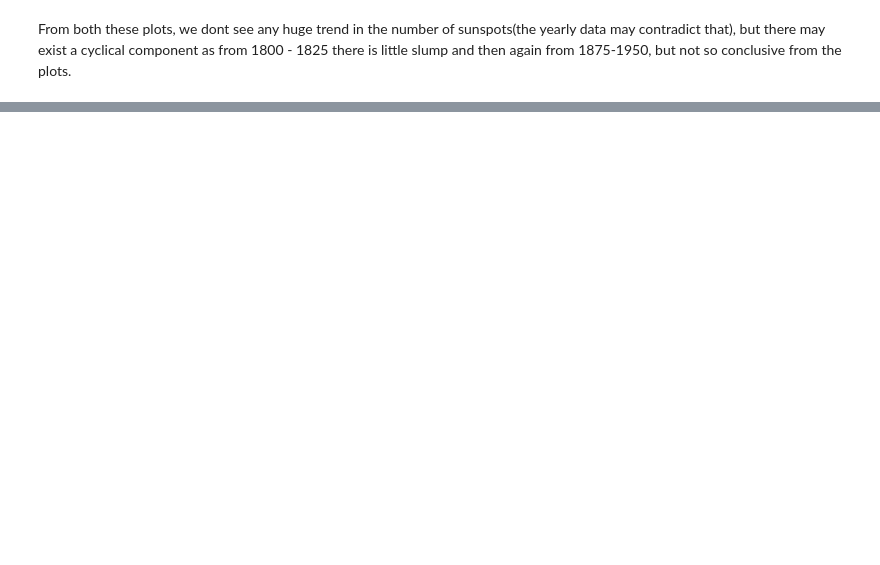
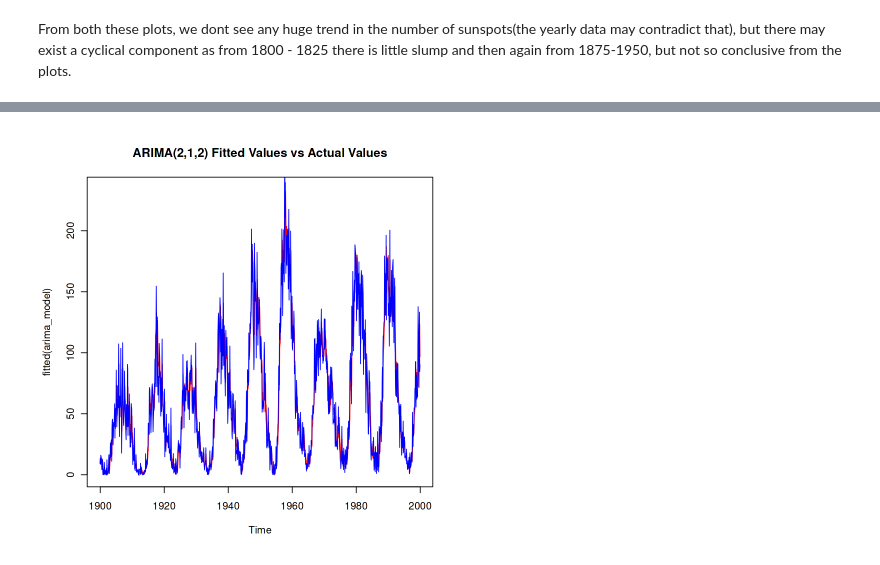
Before and after one commit to haverstein/Sunspot_Project, a Jupyter notebook: Sunspot_time_series.ipynb, the cells around one changed output, grey strips where cells are left out. Cells and saved outputs as stored; diff of their text form; code cells hidden in the pictures; blank space fills up the shorter version.

```diff
--- a/Sunspot_time_series.ipynb
+++ b/Sunspot_time_series.ipynb
@@ -121,0 +196,4 @@ The seasonal component is way too dirty...😅
+# %%
+# Fit an ARIMA(2,1,2) model as an example
+arima_model <- arima(ds_monthly, order = c(2, 1, 2))
+summary(arima_model)
@@ -121,0 +214,7 @@ The seasonal component is way too dirty...😅
+# %%
+# Plot the fitted values against the actual values
+
+plot(fitted(arima_model), col = "red", main = "ARIMA(2,1,2) Fitted Values vs Actual Values")
+lines(ds_monthly,col='blue')
+# %% [output]
+[figure, added]
```
Also changed, not shown: parts of 46 cells of this notebook.
